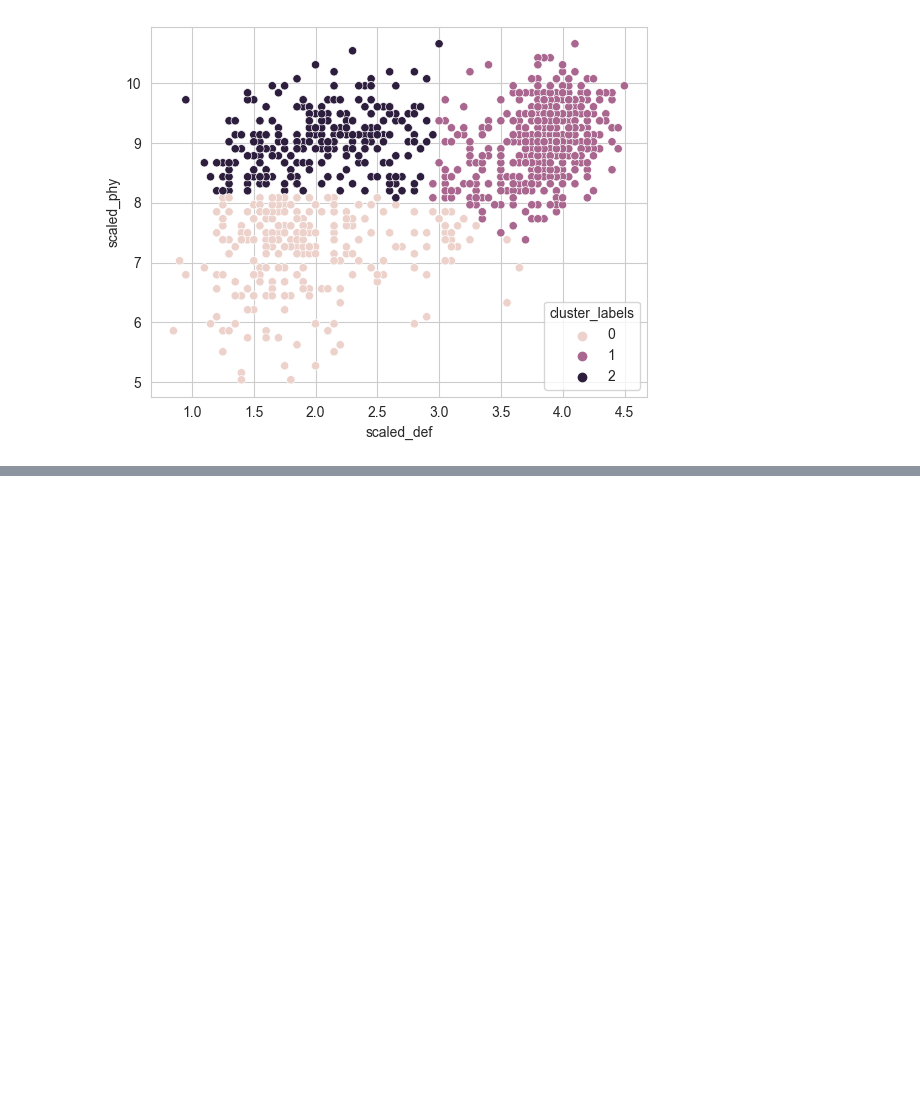
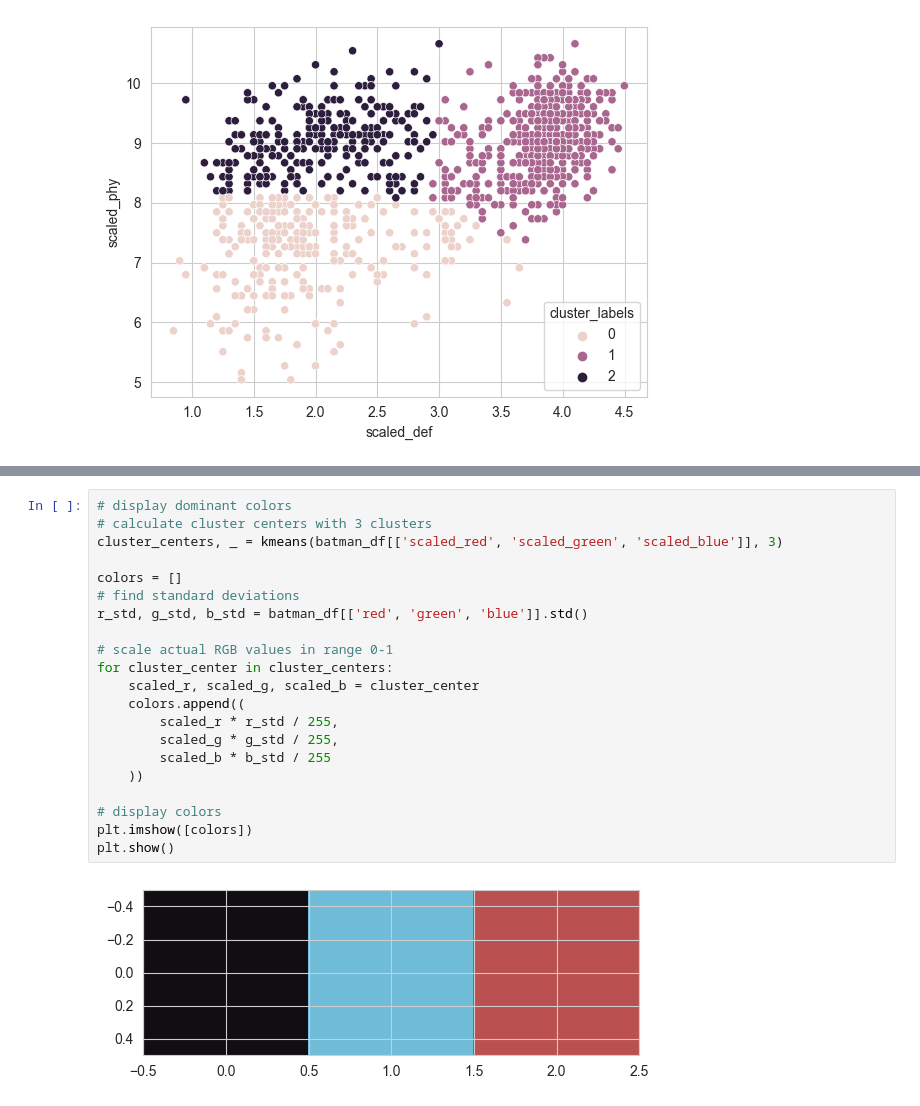
Before and after one commit to GuoweiYang19891101/datacamp_machine_learning_scientist_python, a Jupyter notebook: 6_cluster_analysis.ipynb, the cells around one changed output, grey strips where cells are left out. Drawn from its saved outputs; the diff is of its cells as text; blank space fills up the shorter version.

```diff
--- a/6_cluster_analysis.ipynb
+++ b/6_cluster_analysis.ipynb
@@ -881,0 +944,23 @@ cluster_labels
+# %%
+# display dominant colors
+# calculate cluster centers with 3 clusters
+cluster_centers, _ = kmeans(batman_df[['scaled_red', 'scaled_green', 'scaled_blue']], 3)
+
+colors = []
+# find standard deviations
+r_std, g_std, b_std = batman_df[['red', 'green', 'blue']].std()
+
+# scale actual RGB values in range 0-1
+for cluster_center in cluster_centers:
+    scaled_r, scaled_g, scaled_b = cluster_center
+    colors.append((
+        scaled_r * r_std / 255,
+        scaled_g * g_std / 255,
+        scaled_b * b_std / 255
+    ))
+
+# display colors
+plt.imshow([colors])
+plt.show()
+# %% [output]
+[figure, added]
```
Also changed, not shown: parts of 19 cells of this notebook, 1 other file.
